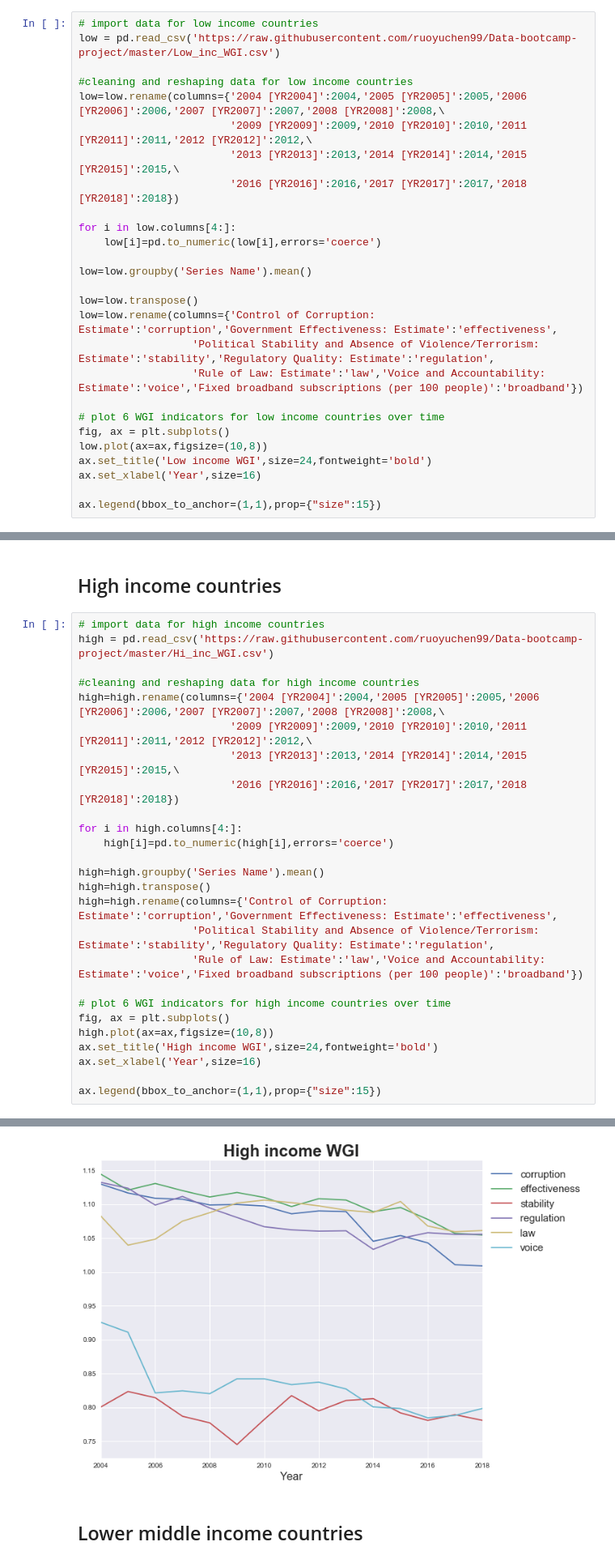
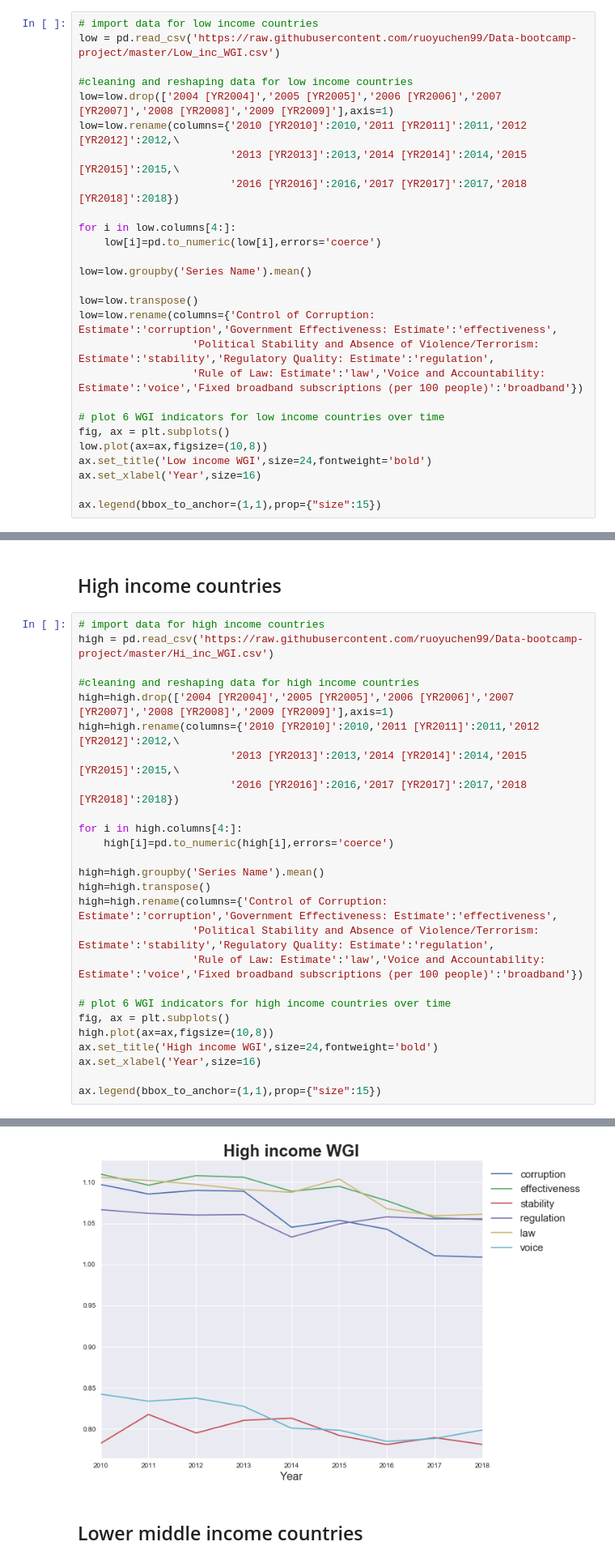
Before and after one commit to ruoyuchen99/Data-bootcamp-project, a Jupyter notebook: income_vis.ipynb, the cells around one changed output, grey strips where cells are left out. Shown at 81% size. Cells and saved outputs as stored; diff of their text form.

```diff
--- a/income_vis.ipynb
+++ b/income_vis.ipynb
@@ -17,8 +17,8 @@ mpl.style.use('seaborn')
 low = pd.read_csv('https://raw.githubusercontent.com/ruoyuchen99/Data-bootcamp-project/master/Low_inc_WGI.csv')
 
 #cleaning and reshaping data for low income countries
-low=low.rename(columns={'2004 [YR2004]':2004,'2005 [YR2005]':2005,'2006 [YR2006]':2006,'2007 [YR2007]':2007,'2008 [YR2008]':2008,\
-                        '2009 [YR2009]':2009,'2010 [YR2010]':2010,'2011 [YR2011]':2011,'2012 [YR2012]':2012,\
+low=low.drop(['2004 [YR2004]','2005 [YR2005]','2006 [YR2006]','2007 [YR2007]','2008 [YR2008]','2009 [YR2009]'],axis=1)
+low=low.rename(columns={'2010 [YR2010]':2010,'2011 [YR2011]':2011,'2012 [YR2012]':2012,\
                         '2013 [YR2013]':2013,'2014 [YR2014]':2014,'2015 [YR2015]':2015,\
                         '2016 [YR2016]':2016,'2017 [YR2017]':2017,'2018 [YR2018]':2018})
 
@@ -47,32 +47,32 @@ ax.legend(bbox_to_anchor=(1,1),prop={"size":15})
 # %%
 # import data for high income countries
 high = pd.read_csv('https://raw.githubusercontent.com/ruoyuchen99/Data-bootcamp-project/master/Hi_inc_WGI.csv')
 
 #cleaning and reshaping data for high income countries
-high=high.rename(columns={'2004 [YR2004]':2004,'2005 [YR2005]':2005,'2006 [YR2006]':2006,'2007 [YR2007]':2007,'2008 [YR2008]':2008,\
-                        '2009 [YR2009]':2009,'2010 [YR2010]':2010,'2011 [YR2011]':2011,'2012 [YR2012]':2012,\
+high=high.drop(['2004 [YR2004]','2005 [YR2005]','2006 [YR2006]','2007 [YR2007]','2008 [YR2008]','2009 [YR2009]'],axis=1)
+high=high.rename(columns={'2010 [YR2010]':2010,'2011 [YR2011]':2011,'2012 [YR2012]':2012,\
                         '2013 [YR2013]':2013,'2014 [YR2014]':2014,'2015 [YR2015]':2015,\
                         '2016 [YR2016]':2016,'2017 [YR2017]':2017,'2018 [YR2018]':2018})
 
 for i in high.columns[4:]:
     high[i]=pd.to_numeric(high[i],errors='coerce')
 
 high=high.groupby('Series Name').mean()
 high=high.transpose()
 high=high.rename(columns={'Control of Corruption: Estimate':'corruption','Government Effectiveness: Estimate':'effectiveness',
                   'Political Stability and Absence of Violence/Terrorism: Estimate':'stability','Regulatory Quality: Estimate':'regulation',
                   'Rule of Law: Estimate':'law','Voice and Accountability: Estimate':'voice','Fixed broadband subscriptions (per 100 people)':'broadband'})
 
 # plot 6 WGI indicators for high income countries over time
 fig, ax = plt.subplots()
 high.plot(ax=ax,figsize=(10,8))
 ax.set_title('High income WGI',size=24,fontweight='bold')
 ax.set_xlabel('Year',size=16)
 
 ax.legend(bbox_to_anchor=(1,1),prop={"size":15})
 # %% [output]
 <matplotlib.legend.Legend at 0x...>
-[figure, old version]
+[figure, new version]
 # %% [markdown]
 ## Lower middle income countries
 # %%
```
Also changed, not shown: parts of 9 cells of this notebook.
